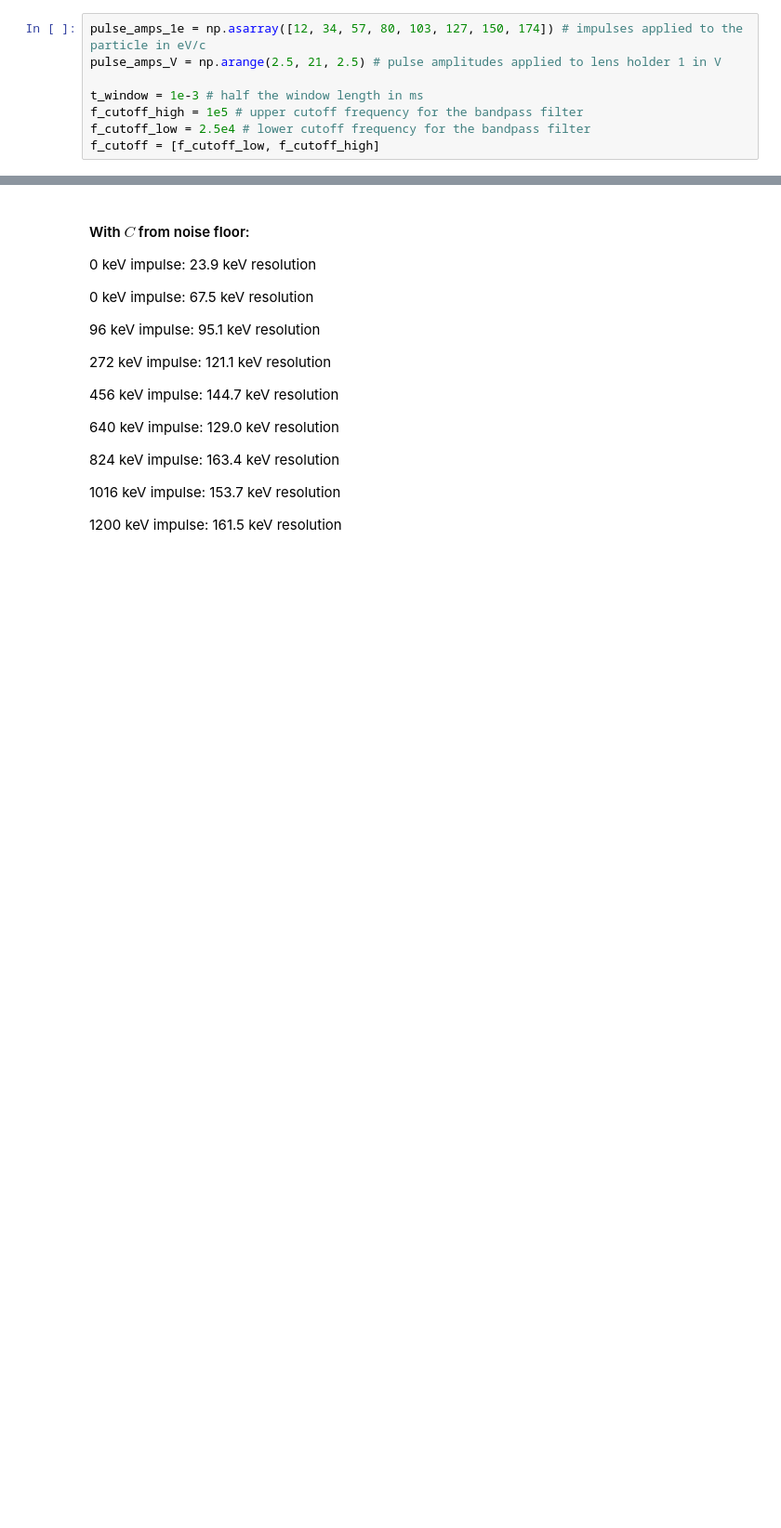
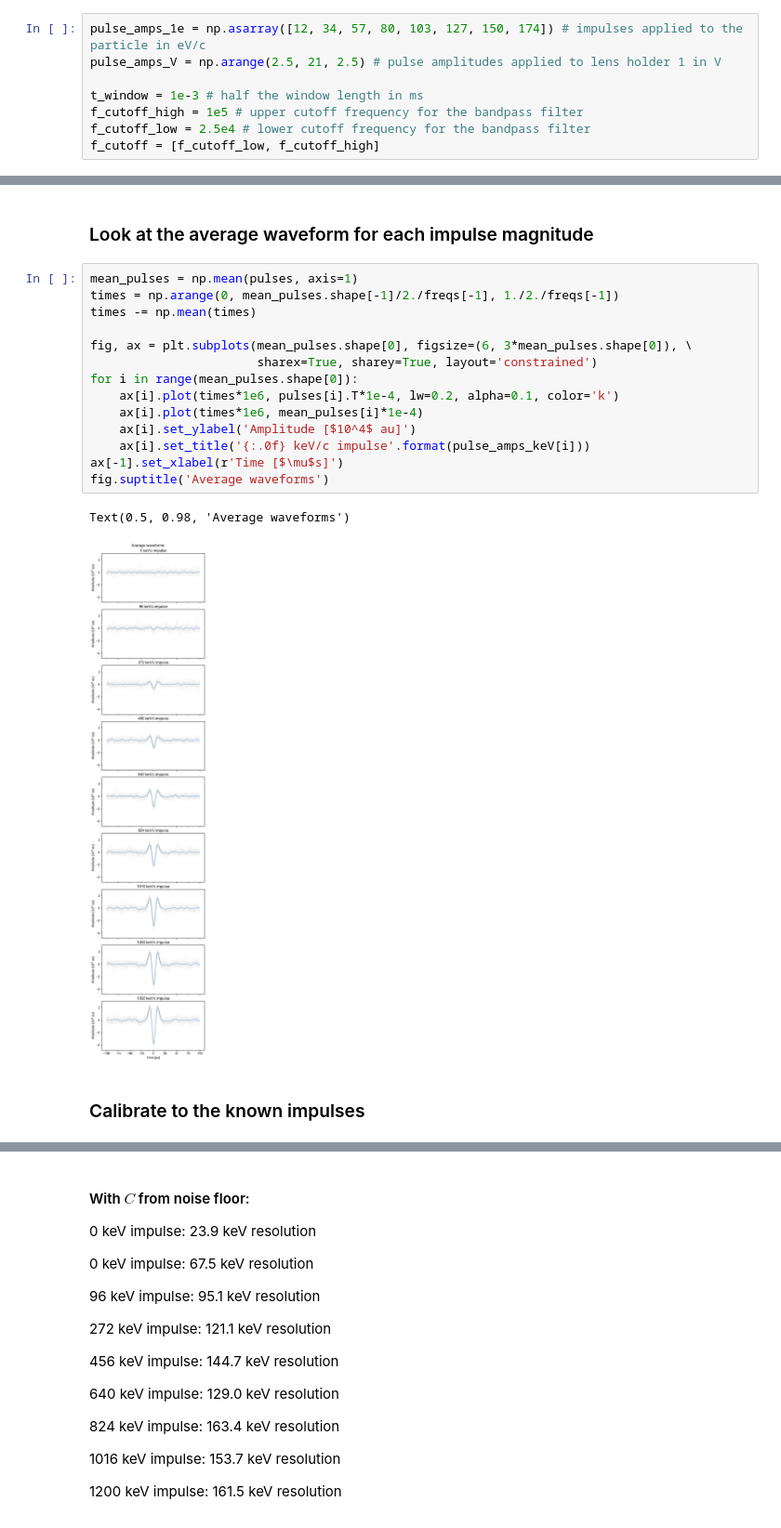
Before and after one commit to clarkehardy/nanospheres, a Jupyter notebook: calibration.ipynb, the cells around one changed output, grey strips where cells are left out. Shown at 93% size. Drawn from its saved outputs; the diff is of its cells as text; blank space fills up the shorter version.

```diff
--- a/calibration.ipynb
+++ b/calibration.ipynb
@@ -200,3 +184,24 @@ fig.colorbar(ScalarMappable(norm=Normalize(0, resonance_params.shape[1]), cmap='
+# %% [markdown]
+### Look at the average waveform for each impulse magnitude
+# %%
+mean_pulses = np.mean(pulses, axis=1)
+times = np.arange(0, mean_pulses.shape[-1]/2./freqs[-1], 1./2./freqs[-1])
+times -= np.mean(times)
+
+fig, ax = plt.subplots(mean_pulses.shape[0], figsize=(6, 3*mean_pulses.shape[0]), \
+                       sharex=True, sharey=True, layout='constrained')
+for i in range(mean_pulses.shape[0]):
+    ax[i].plot(times*1e6, pulses[i].T*1e-4, lw=0.2, alpha=0.1, color='k')
+    ax[i].plot(times*1e6, mean_pulses[i]*1e-4)
+    ax[i].set_ylabel('Amplitude [$10^4$ au]')
+    ax[i].set_title('{:.0f} keV/c impulse'.format(pulse_amps_keV[i]))
+ax[-1].set_xlabel(r'Time [$\mu$s]')
+fig.suptitle('Average waveforms')
+# %% [output]
+Text(0.5, 0.98, 'Average waveforms')
+[figure, added]
+# %% [markdown]
+### Calibrate to the known impulses
 # %%
 def gaus(x, A, mu, sigma):
     return A*np.exp(-(x - mu)**2/2/sigma**2)
```
Also changed, not shown: parts of 21 cells of this notebook, 1 other file.
